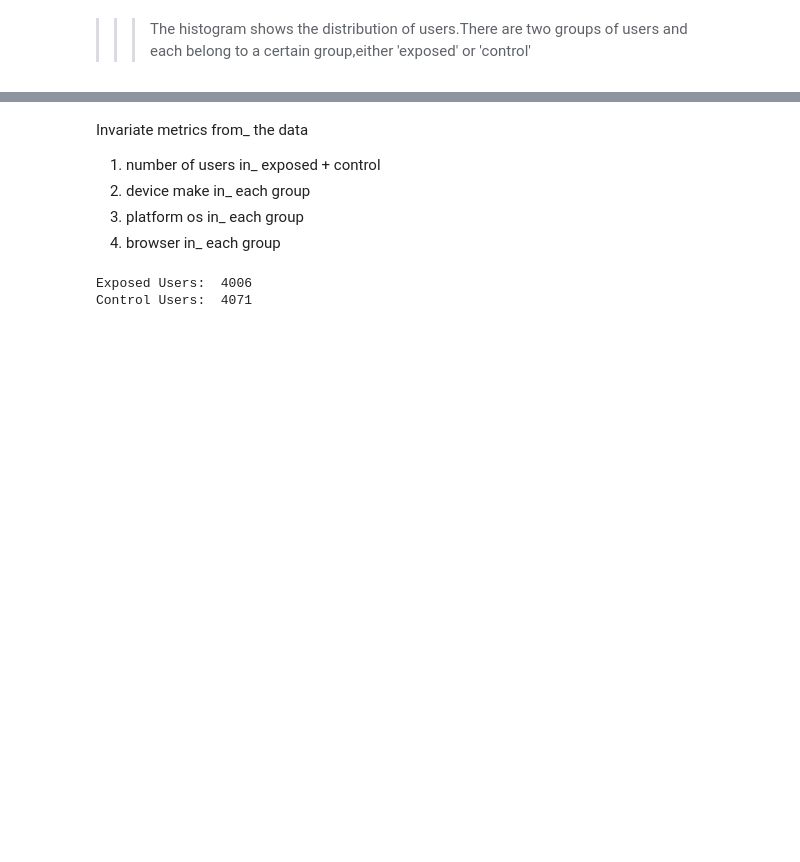
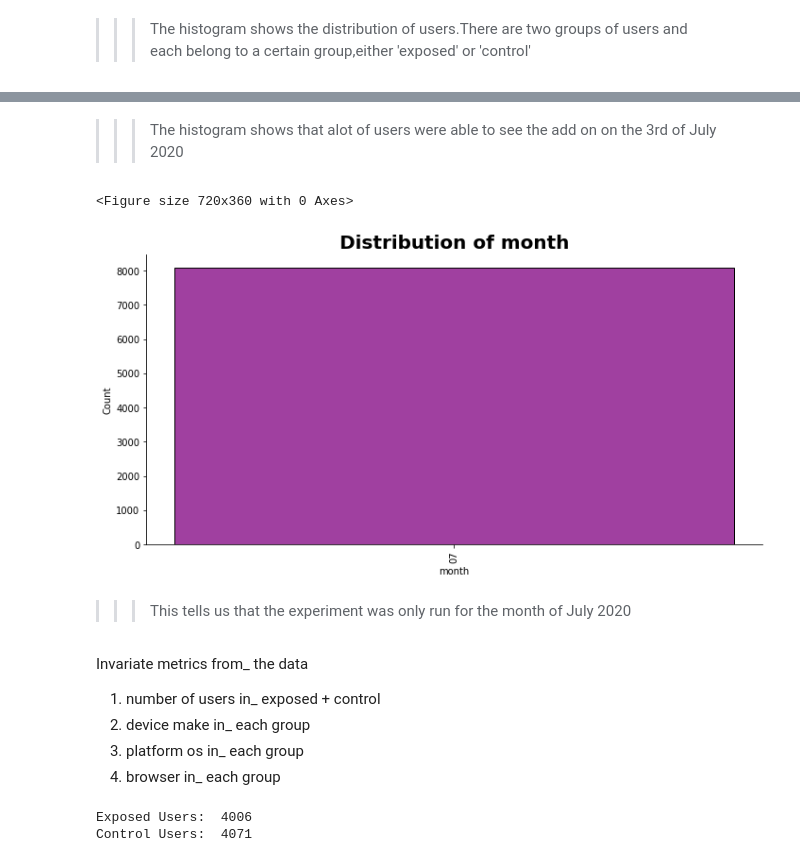
Before and after one commit to deadex-ng/smartAd_ab_testing, a Jupyter notebook: notebooks/classical_ab.ipynb, the cells around one changed output, grey strips where cells are left out. Cells and saved outputs as stored; diff of their text form; code cells hidden in the pictures; blank space fills up the shorter version.

```diff
--- a/notebooks/classical_ab.ipynb
+++ b/notebooks/classical_ab.ipynb
@@ -78,3 +91,12 @@ plot_hist(df,'hour','blue')
+# %% [markdown]
+>>> The histogram shows that alot of users were able to see the add on on the 3rd of July 2020
+# %%
+plot_hist(df,'month','purple')
+# %% [output]
+<Figure size 720x360 with 0 Axes>
+[figure, added]
+# %% [markdown]
+>>>This tells us that the experiment was only run for the month of July 2020
 # %% [markdown]
 Invariate metrics from_ the data
 
```
Also changed, not shown: parts of 6 cells of this notebook.
